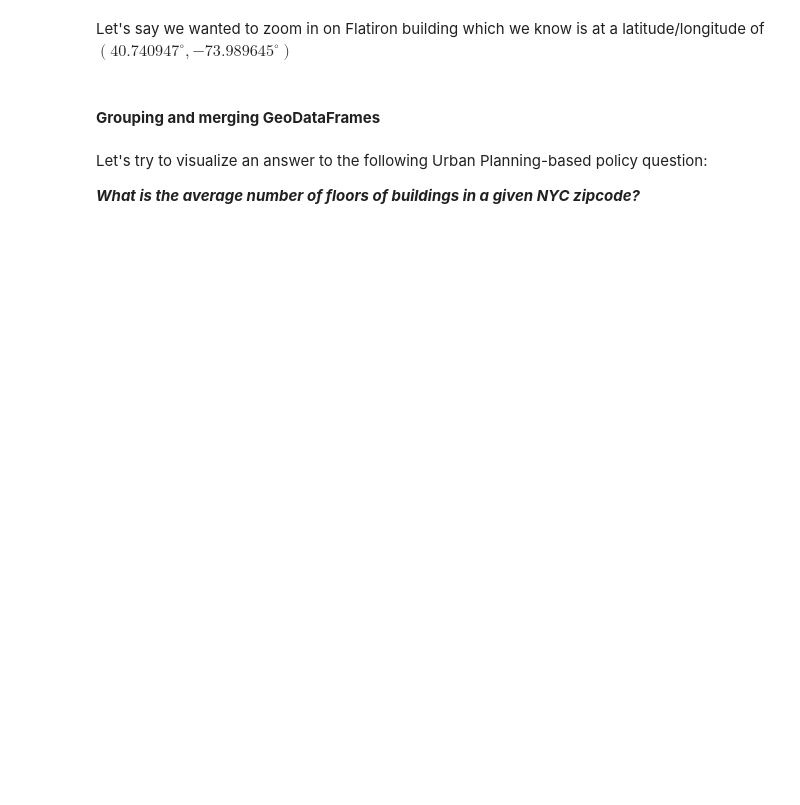
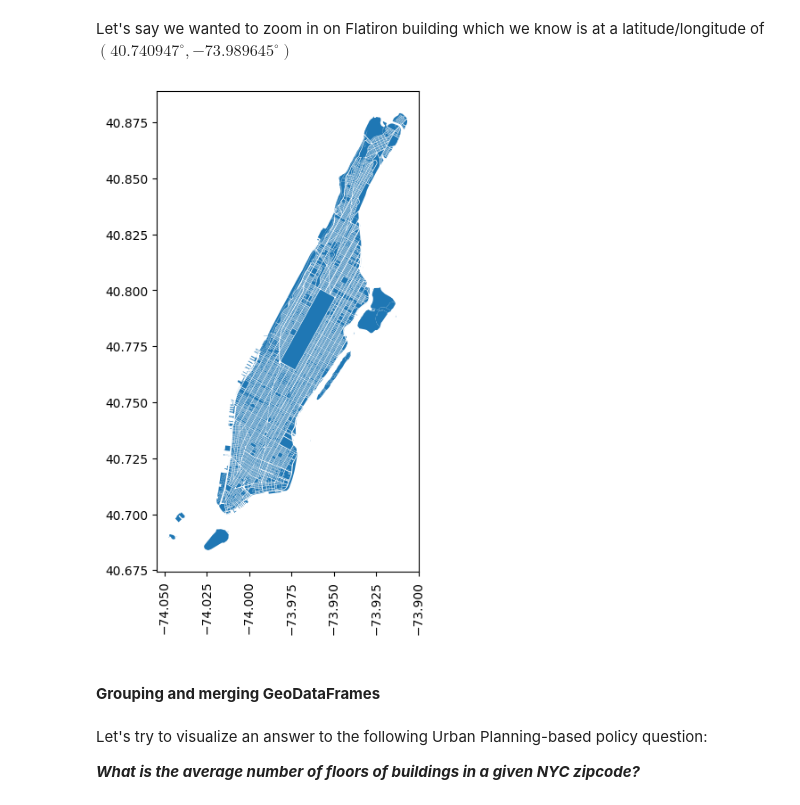
Before and after one commit to ReidelVichot/DSTEP23, a Jupyter notebook: week_8/dstep23_geospatial_intro_part2.ipynb, the cells around one changed output. Saved outputs shown, nothing was run; the diff lists cells and outputs as text; code cells hidden in the pictures; blank space fills up the shorter version.

```diff
--- a/week_8/dstep23_geospatial_intro_part2.ipynb
+++ b/week_8/dstep23_geospatial_intro_part2.ipynb
@@ -121,9 +264,15 @@ mnpl = gp.read_file(mname)
 Let's say we wanted to zoom in on Flatiron building which we know is at a latitude/longitude of $(40.740947^\circ, -73.989645^\circ)$
 # %%
 # -- convert to decimal degrees
-mnpl_deg =
+mnpl_deg = mnpl.to_crs("epsg:4326")
 # %%
 # -- plot the shapes in the EPSG:4326 coordinate system
+fig, ax = plt.subplots(figsize=(5,7))
+mnpl_deg.plot(ax=ax)
+ax.xaxis.set_tick_params(rotation=90)
+fig.show()
+# %% [output]
+[figure, added]
 # %%
 # -- zoom in on the Flatiron building
 cen = (-73.989645, 40.740947)
```
Also changed, not shown: parts of 24 cells of this notebook.
